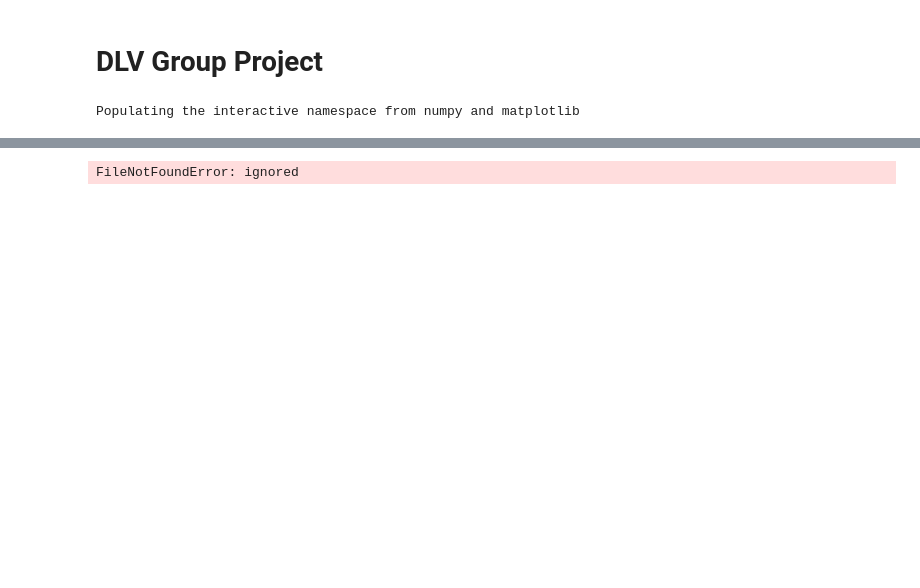
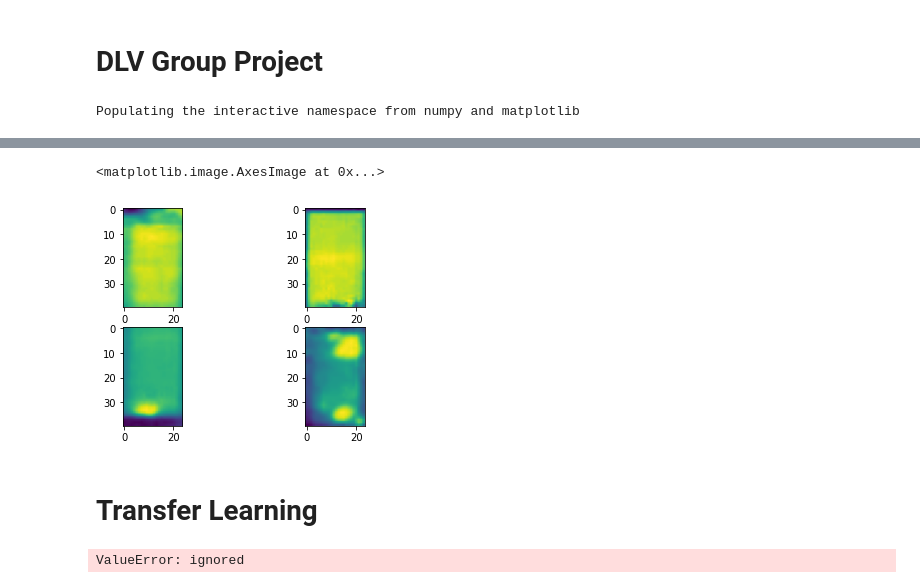
Before and after one commit to regiiis/dlv_group_project, a Jupyter notebook: dlv_1.ipynb, the cells around one changed output, grey strips where cells are left out. Saved outputs shown, nothing was run; the diff lists cells and outputs as text; code cells hidden in the pictures; blank space fills up the shorter version.

```diff
--- a/dlv_1.ipynb
+++ b/dlv_1.ipynb
@@ -35,12 +67,16 @@ df
 # %%
-img1 = mpimg.imread('/content/drive/My Drive/Colab Notebooks/data/InfraredSolarModules/images/13357.jpg')
-img2 = mpimg.imread('/content/drive/My Drive/Colab Notebooks/data/InfraredSolarModules/images/8488.jpg')
-img3 = mpimg.imread('/content/drive/My Drive/Colab Notebooks/data/InfraredSolarModules/images/7464.jpg')
-imgplot = plt.imshow(img1)
-plt.show()
-imgplot = plt.imshow(img2)
-plt.show()
-imgplot = plt.imshow(img3)
-plt.show()
+img1 = mpimg.imread('/content/InfraredSolarModules/images/13356.jpg') #No-Anomaly
+img2 = mpimg.imread('/content/InfraredSolarModules/images/8488.jpg')  #Vegetation
+img3 = mpimg.imread('/content/InfraredSolarModules/images/8489.jpg')  #Vegetation
+img4 = mpimg.imread('/content/InfraredSolarModules/images/7464.jpg')  #Cracking
+
+f, axarr = plt.subplots(2,2)
+axarr[0,0].imshow(img1)
+axarr[0,1].imshow(img2)
+axarr[1,0].imshow(img3)
+axarr[1,1].imshow(img4)
 # %% [output]
-FileNotFoundError: ignored
+<matplotlib.image.AxesImage at 0x...>
+[figure, added]
+# %% [markdown]
+# Transfer Learning
@@ -46,0 +106,6 @@ FileNotFoundError: ignored
+# %%
+ conv_base = keras.applications.vgg16.VGG16(weights="imagenet",
+                                           include_top=False,
+                                           input_shape=(image_size_x, image_size_y, 3))
+# %% [output]
+ValueError: ignored
```
Also changed, not shown: parts of 9 cells of this notebook.
